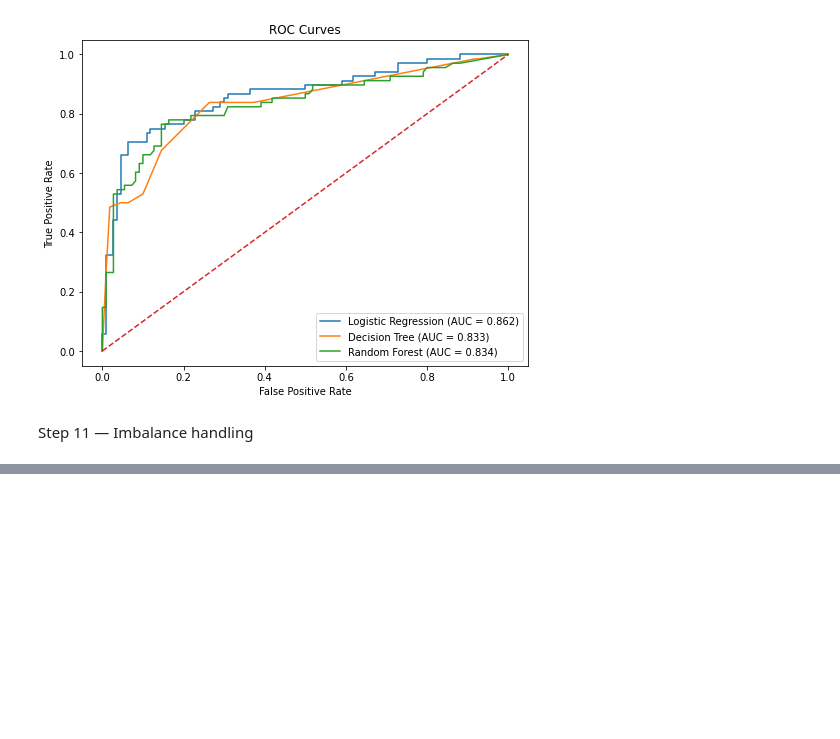
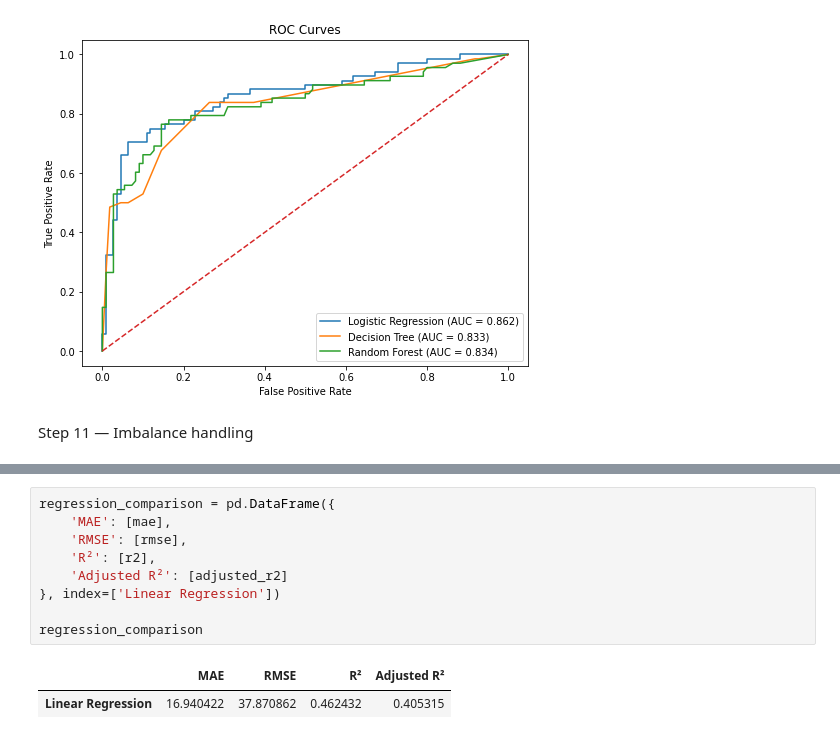
Before and after one commit to prathyushakatepalli99/AI-Capstone-Project, a Jupyter notebook: analytics/02_modeling.ipynb, the cells around one changed output, grey strips where cells are left out. Saved outputs shown, nothing was run; the diff lists cells and outputs as text; blank space fills up the shorter version.

```diff
--- a/analytics/02_modeling.ipynb
+++ b/analytics/02_modeling.ipynb
@@ -351,0 +694,12 @@ Step 11 — Imbalance handling
+# %%
+regression_comparison = pd.DataFrame({
+    'MAE': [mae],
+    'RMSE': [rmse],
+    'R²': [r2],
+    'Adjusted R²': [adjusted_r2]
+}, index=['Linear Regression'])
+
+regression_comparison
+# %% [output]
+|  | MAE | RMSE | R² | Adjusted R² |
+| Linear Regression | 16.940422 | 37.870862 | 0.462432 | 0.405315 |
```
Also changed, not shown: parts of 35 cells of this notebook, 2 other files.
